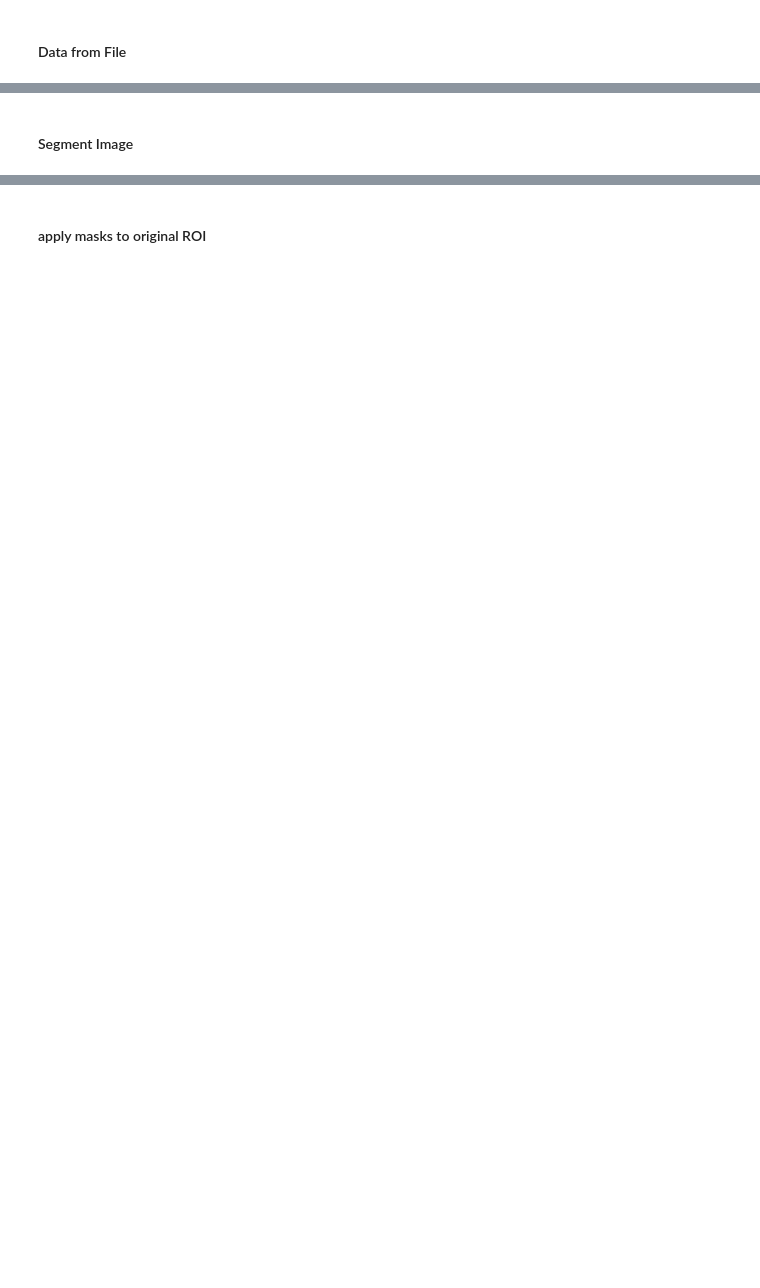
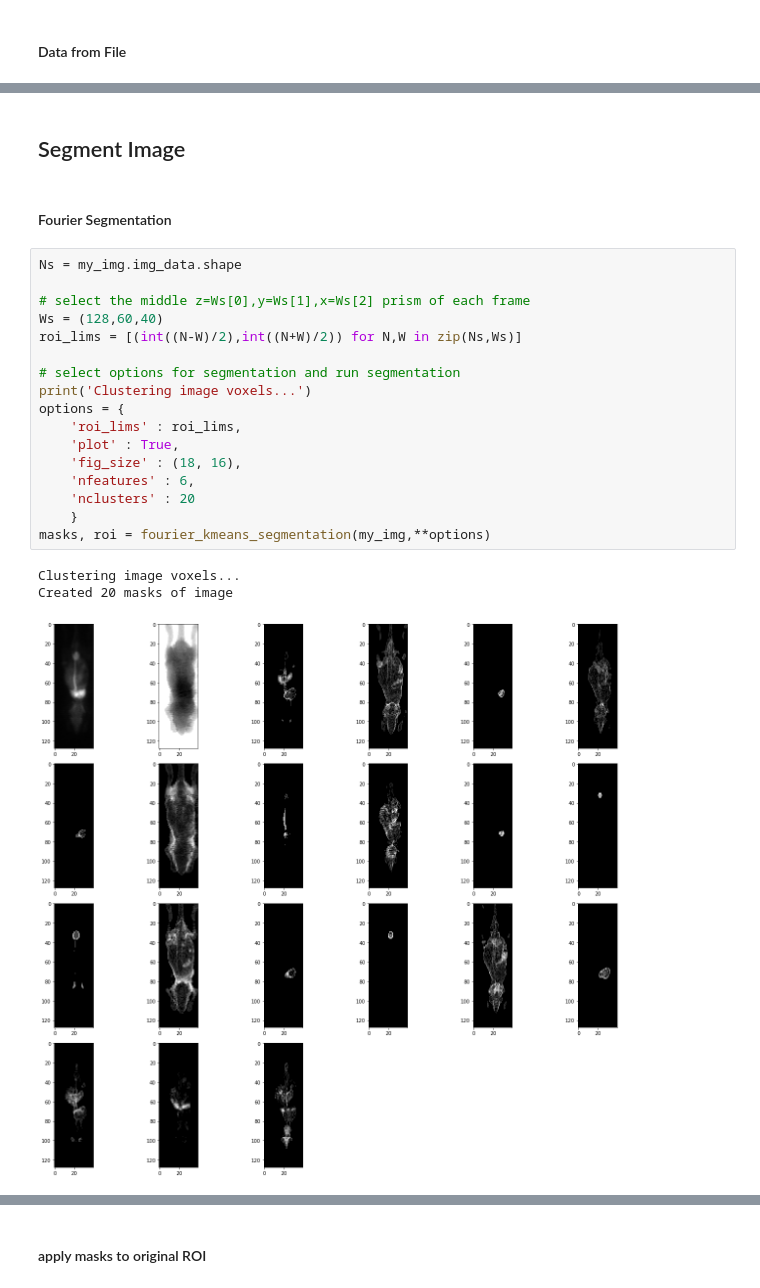
Before and after one commit to johnhainline/sparsedynamics, a Jupyter notebook: python_implementation/test_dynamics.ipynb, the cells around one changed output, grey strips where cells are left out. Drawn from its saved outputs; the diff is of its cells as text; blank space fills up the shorter version.

```diff
--- a/python_implementation/test_dynamics.ipynb
+++ b/python_implementation/test_dynamics.ipynb
@@ -17,4 +18,27 @@ my_img.load_image()
 File dimensions: (128,128,159,40)
 Reading image data...
 # %% [markdown]
-#### Segment Image
+## Segment Image
+# %% [markdown]
+#### Fourier Segmentation
+# %%
+Ns = my_img.img_data.shape
+
+# select the middle z=Ws[0],y=Ws[1],x=Ws[2] prism of each frame
+Ws = (128,60,40)
+roi_lims = [(int((N-W)/2),int((N+W)/2)) for N,W in zip(Ns,Ws)]
+
+# select options for segmentation and run segmentation
+print('Clustering image voxels...')
+options = {
+    'roi_lims' : roi_lims,
+    'plot' : True,
+    'fig_size' : (18, 16),
+    'nfeatures' : 6,
+    'nclusters' : 20
+    }
+masks, roi = fourier_kmeans_segmentation(my_img,**options)
+# %% [output]
+Clustering image voxels...
+Created 20 masks of image
+[figure, added]
```
Also changed, not shown: parts of 18 cells of this notebook, 1 other file.
